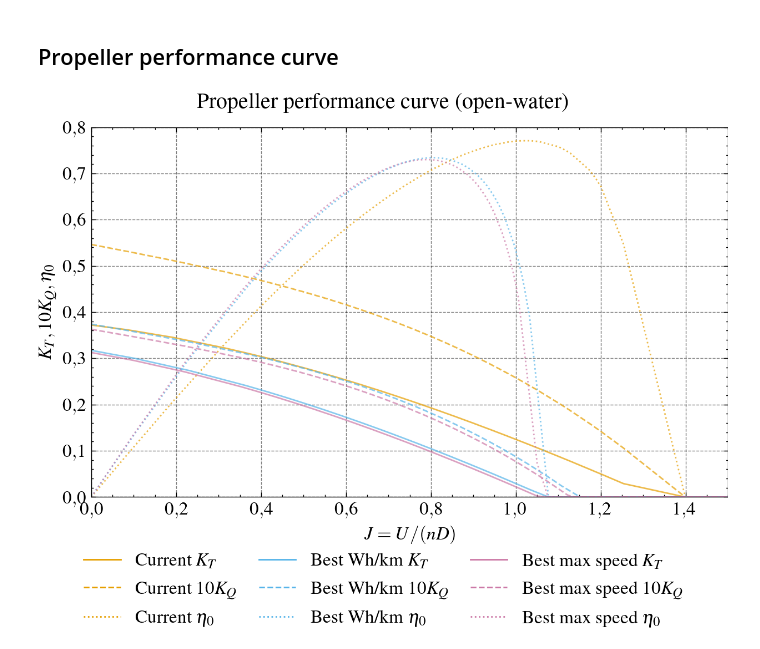
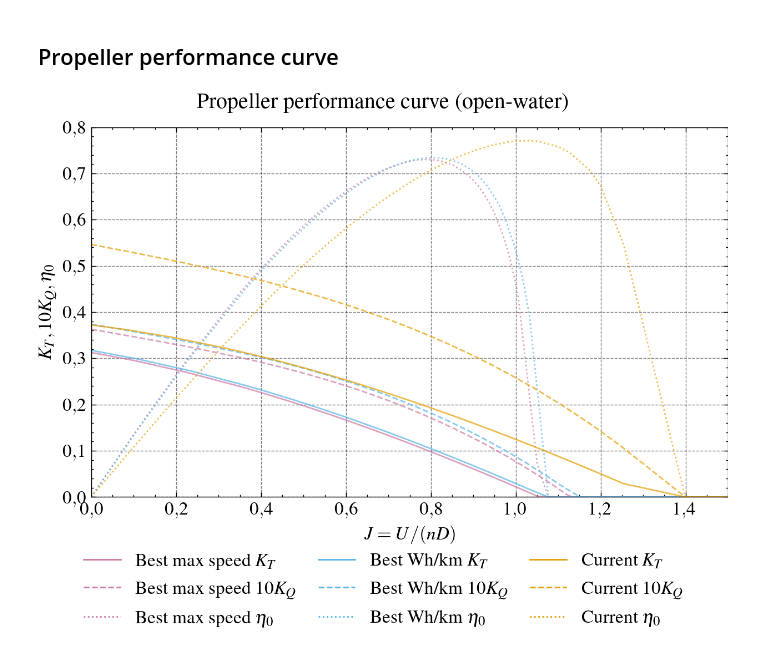
Before and after one commit to joaoantoniocardoso/solarboat_simulator, a Jupyter notebook: models/2020/boat/propeller_comparison_analysis.ipynb, the cells around one changed output. Saved outputs shown, nothing was run; the diff lists cells and outputs as text; code cells hidden in the pictures.

Commit message:
Improve plots from propeller_comparison case-study

```diff
--- a/models/2020/boat/propeller_comparison_analysis.ipynb
+++ b/models/2020/boat/propeller_comparison_analysis.ipynb
@@ -486,29 +625,51 @@ fig_save_and_show(
 ## Propeller performance curve
 # %%
 def plot_prop_perf(ax, df: pd.DataFrame, color: str, prop_name: str):
-    cols = ['prop_j', 'prop_k_t_ow', 'prop_k_q_ow', 'prop_eta_ow']
+    cols = ["prop_j", "prop_k_t_ow", "prop_k_q_ow", "prop_eta_ow"]
 
-    d = df.dropna(subset=cols).sort_values('prop_j')
-    d = d[(d['prop_j'] >= 0.0) & (d['prop_j'] <= 1.5)]
-    ax.plot(d['prop_j'], d['prop_k_t_ow'], color=color, linestyle='-', label=f"{prop_name} $K_T$", alpha=0.7)
-    ax.plot(d['prop_j'], 10.0 * d['prop_k_q_ow'], color=color, linestyle='--', label=f"{prop_name} $10K_Q$", alpha=0.7)
-    ax.plot(d['prop_j'], d['prop_eta_ow'], color=color, linestyle=':', label=f"{prop_name} $\eta_0$", alpha=0.7)
+    d = df.dropna(subset=cols).sort_values("prop_j")
+    d = d[(d["prop_j"] >= 0.0) & (d["prop_j"] <= 1.5)]
+    ax.plot(
+        d["prop_j"],
+        d["prop_k_t_ow"],
+        color=color,
+        linestyle="-",
+        label=f"{prop_name} $K_T$",
+        alpha=0.7,
+    )
+    ax.plot(
+        d["prop_j"],
+        10.0 * d["prop_k_q_ow"],
+        color=color,
+        linestyle="--",
+        label=f"{prop_name} $10K_Q$",
+        alpha=0.7,
+    )
+    ax.plot(
+        d["prop_j"],
+        d["prop_eta_ow"],
+        color=color,
+        linestyle=":",
+        label=f"{prop_name} $\eta_0$",
+        alpha=0.7,
+    )
+
 
 fig, ax = plt.subplots()
-plot_prop_perf(ax, df_current, 'C0', 'Current')
-plot_prop_perf(ax, df_wh, 'C1', 'Best Wh/km')
-plot_prop_perf(ax, df_speed, 'C2', 'Best max speed')
-plt.xlabel('$J = U / (n D)$')
-plt.ylabel('$K_T, 10K_Q, \eta_0$')
+plot_prop_perf(ax, df_speed, "C2", "Best max speed")
+plot_prop_perf(ax, df_wh, "C1", "Best Wh/km")
+plot_prop_perf(ax, df_current, "C0", "Current")
+plt.xlabel("$J = U / (n D)$")
+plt.ylabel("$K_T, 10K_Q, \eta_0$")
 plt.xlim((0, 1.5))
 plt.ylim((0, 0.8))
 plt.grid(True)
 fig_save_and_show(
     filename=f"{latex_img_path}/propeller_comparison_analysis_propeller_performance_curve.pdf",
-    show_title='Propeller performance curve (open-water)',
-    save_title='Curva clássica de desempenho do hélice (open-water)',
+    show_title="Propeller performance curve (open-water)",
+    save_title="Curva clássica de desempenho do hélice (open-water)",
     ncol=3,
     fig=fig,
 )
 # %% [output]
-[figure, old version]
+[figure, new version]
```
Also changed, not shown: parts of 7 cells of this notebook.
